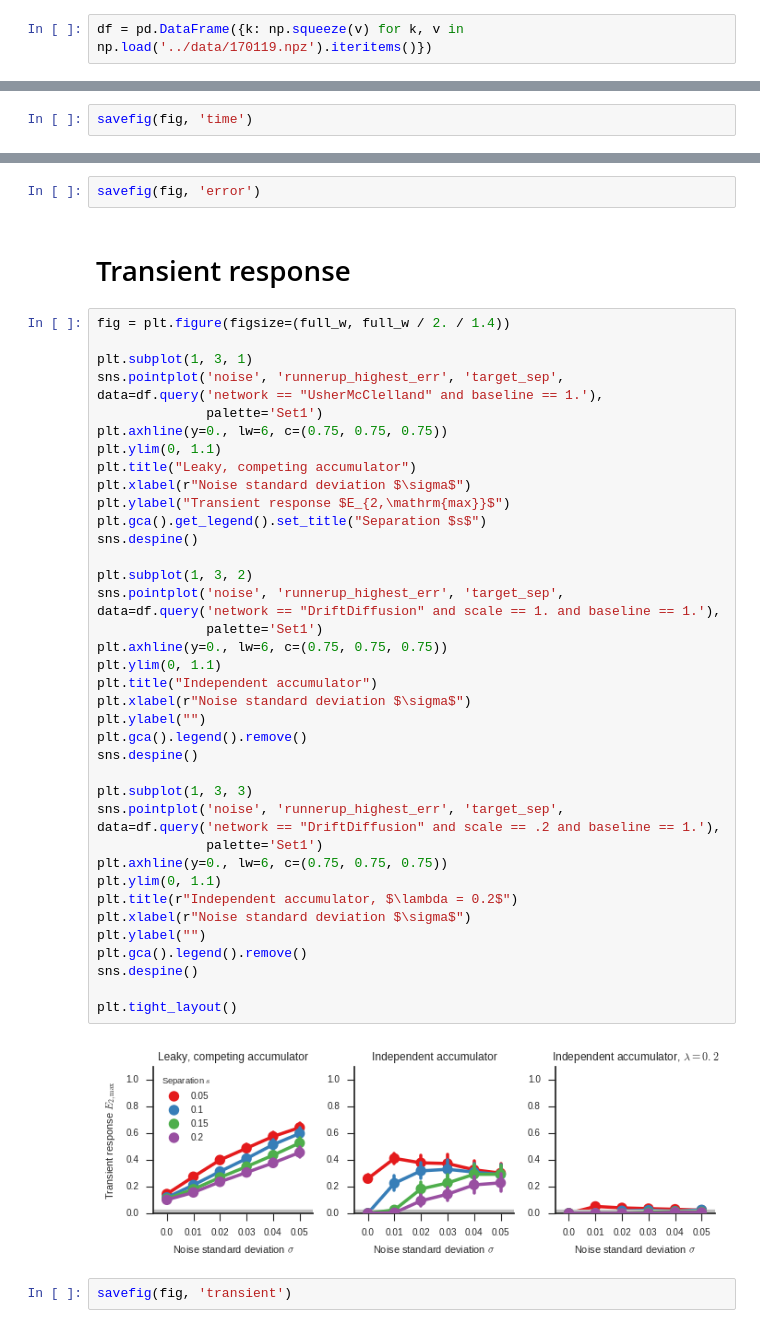
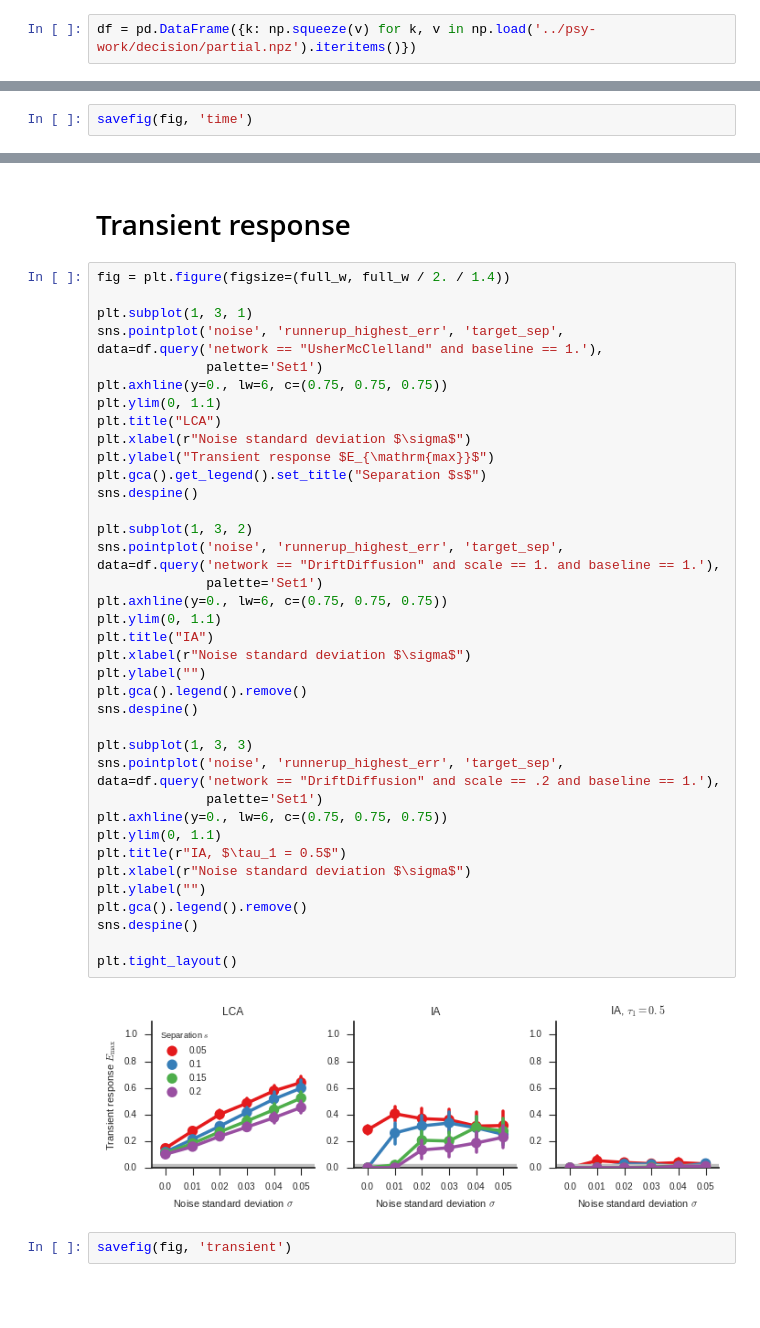
Before and after one commit to ctn-waterloo/cogsci17-decide, a Jupyter notebook: notebooks/Data based plots.ipynb, the cells around one changed output, grey strips where cells are left out. Saved outputs shown, nothing was run; the diff lists cells and outputs as text; blank space fills up the shorter version.

```diff
--- a/notebooks/Data based plots.ipynb
+++ b/notebooks/Data based plots.ipynb
@@ -15,7 +20,7 @@ def savefig(fig, name):
 # %% [markdown]
 # Load data and do some preprocessing
 # %%
-df = pd.DataFrame({k: np.squeeze(v) for k, v in np.load('../data/170119.npz').iteritems()})
+df = pd.DataFrame({k: np.squeeze(v) for k, v in np.load('../psy-work/decision/partial.npz').iteritems()})
 # %%
 abbrev = {'UsherMcClelland': 'UMcC', 'DriftDiffusion': 'DD'}
 df['condition'] = df.apply(lambda x: '{}, {}, {}'.format(
@@ -149,5 +140,3 @@ plt.subplots_adjust(top=0.9)
-# %%
-savefig(fig, 'error')
 # %% [markdown]
 # Transient response
 # %%
@@ -157,37 +146,37 @@ plt.subplot(1, 3, 1)
 sns.pointplot('noise', 'runnerup_highest_err', 'target_sep', data=df.query('network == "UsherMcClelland" and baseline == 1.'),
               palette='Set1')
 plt.axhline(y=0., lw=6, c=(0.75, 0.75, 0.75))
 plt.ylim(0, 1.1)
-plt.title("Leaky, competing accumulator")
+plt.title("LCA")
 plt.xlabel(r"Noise standard deviation $\sigma$")
-plt.ylabel("Transient response $E_{2,\mathrm{max}}$")
+plt.ylabel("Transient response $E_{\mathrm{max}}$")
 plt.gca().get_legend().set_title("Separation $s$")
 sns.despine()
 
 plt.subplot(1, 3, 2)
 sns.pointplot('noise', 'runnerup_highest_err', 'target_sep', data=df.query('network == "DriftDiffusion" and scale == 1. and baseline == 1.'),
               palette='Set1')
 plt.axhline(y=0., lw=6, c=(0.75, 0.75, 0.75))
 plt.ylim(0, 1.1)
-plt.title("Independent accumulator")
+plt.title("IA")
 plt.xlabel(r"Noise standard deviation $\sigma$")
 plt.ylabel("")
 plt.gca().legend().remove()
 sns.despine()
 
 plt.subplot(1, 3, 3)
 sns.pointplot('noise', 'runnerup_highest_err', 'target_sep', data=df.query('network == "DriftDiffusion" and scale == .2 and baseline == 1.'),
               palette='Set1')
 plt.axhline(y=0., lw=6, c=(0.75, 0.75, 0.75))
 plt.ylim(0, 1.1)
-plt.title(r"Independent accumulator, $\lambda = 0.2$")
+plt.title(r"IA, $\tau_1 = 0.5$")
 plt.xlabel(r"Noise standard deviation $\sigma$")
 plt.ylabel("")
 plt.gca().legend().remove()
 sns.despine()
 
 plt.tight_layout()
 # %% [output]
-[figure, old version]
+[figure, new version]
 # %%
 savefig(fig, 'transient')
```
Also changed, not shown: parts of 10 cells of this notebook, 5 other files.
